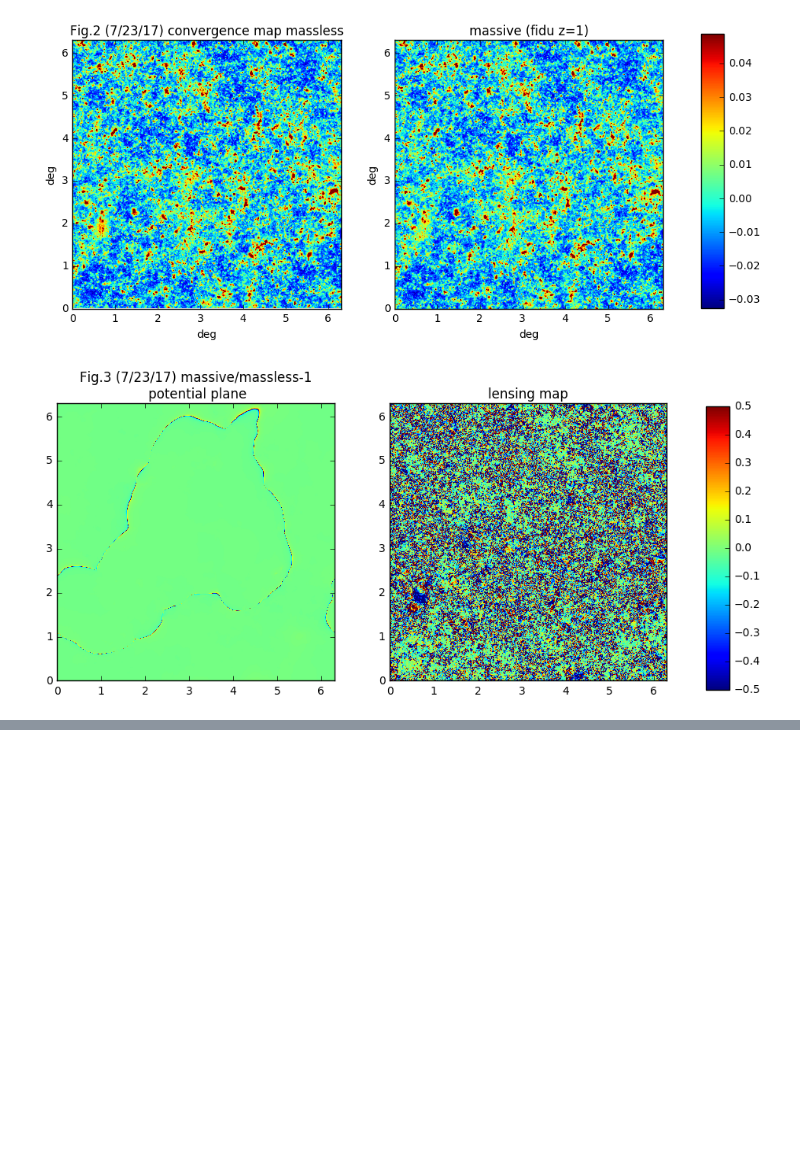
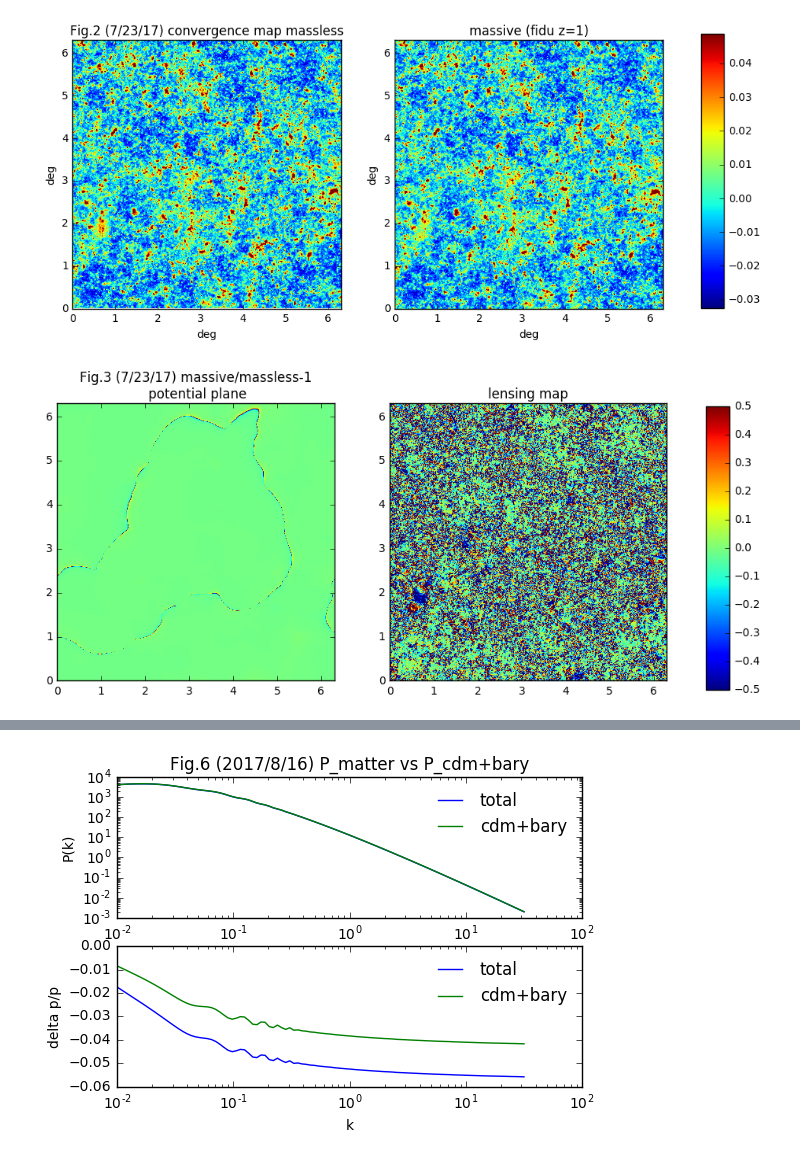
Before and after one commit to liuxx479/neutrino-batch, a Jupyter notebook: plot-maps.ipynb, the cells around one changed output, grey strips where cells are left out. Saved outputs shown, nothing was run; the diff lists cells and outputs as text; code cells hidden in the pictures; blank space fills up the shorter version.

```diff
--- a/plot-maps.ipynb
+++ b/plot-maps.ipynb
@@ -166,3 +166,41 @@ show()
 # %%
 savetxt('ps_massless1-9.txt',array([ell1100, ps0_z1100]).T)
 savetxt('ps_massive1-9.txt',array([ell1100, ps1_z1100]).T)
+# %%
+from scipy.interpolate import interp1d
+
+k_arr = logspace(-2,1.5,100)
+
+####### test matter power spectrum for massive P_cdm vs P_matter
+kcamb0_z2, Ptot0_z2 = loadtxt('/Users/jia/Documents/weaklensing/kspace_nu/neutrino-batch/camb/camb_mnv0.00000_om0.30000_As2.1000_matterpow_2.dat').T
+
+
+kTF_z2, Ttot_z2, Tnn_z2, Tnu_z2 = loadtxt('/Users/jia/Documents/weaklensing/kspace_nu/neutrino-batch/camb/camb_mnv0.10000_om0.30000_As2.1000_transfer_2.dat').T[[0,6,7,5]]
+kcamb_z2, Ptot_z2 = loadtxt('/Users/jia/Documents/weaklensing/kspace_nu/neutrino-batch/camb/camb_mnv0.10000_om0.30000_As2.1000_matterpow_2.dat').T
+
+Ptot0_z2_interp = interp1d(kcamb0_z2, Ptot0_z2)(k_arr)
+Ptot_z2_interp = interp1d(kcamb_z2, Ptot_z2)(k_arr)
+
+ratio_nn = interp1d(kTF_z2, (Tnn_z2/Ttot_z2)**2)(k_arr)
+
+Pnonu_z2_interp = Ptot_z2_interp * ratio_nn
+
+f=figure(figsize=(6,4))
+ax1=f.add_subplot(211)
+ax2=f.add_subplot(212)
+
+ax1.loglog(k_arr, Ptot_z2_interp,label='total')
+ax1.loglog(k_arr, Pnonu_z2_interp,label='cdm+bary')
+ax1.set_ylabel('P(k)')
+ax1.set_title('Fig.6 (2017/8/16) P_matter vs P_cdm+bary')
+ax1.legend(frameon=0)
+
+ax2.plot(k_arr, Ptot_z2_interp/Ptot0_z2_interp-1, label='total')
+ax2.plot(k_arr, Pnonu_z2_interp/Ptot0_z2_interp-1, label='cdm+bary')
+ax2.set_xlabel('k')
+ax2.set_xscale('log')
+ax2.set_ylabel('delta p/p')
+ax2.legend(frameon=0)
+show()
+# %% [output]
+[figure, added]
```
Also changed, not shown: parts of 2 cells of this notebook.
